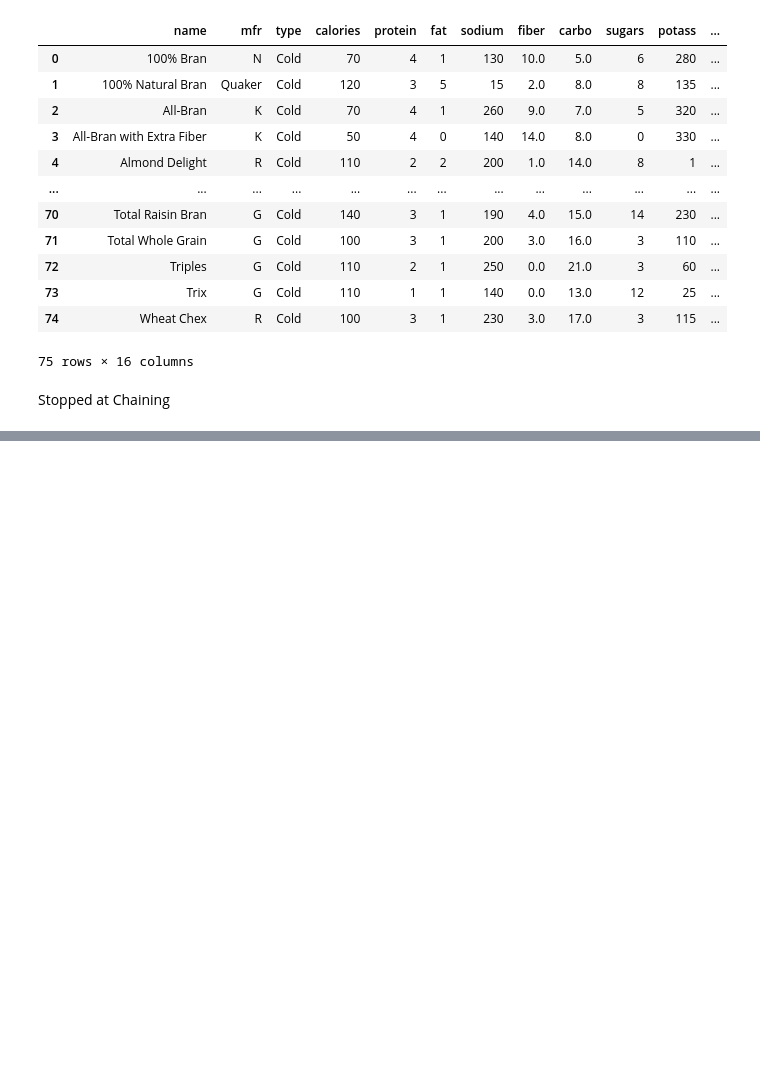
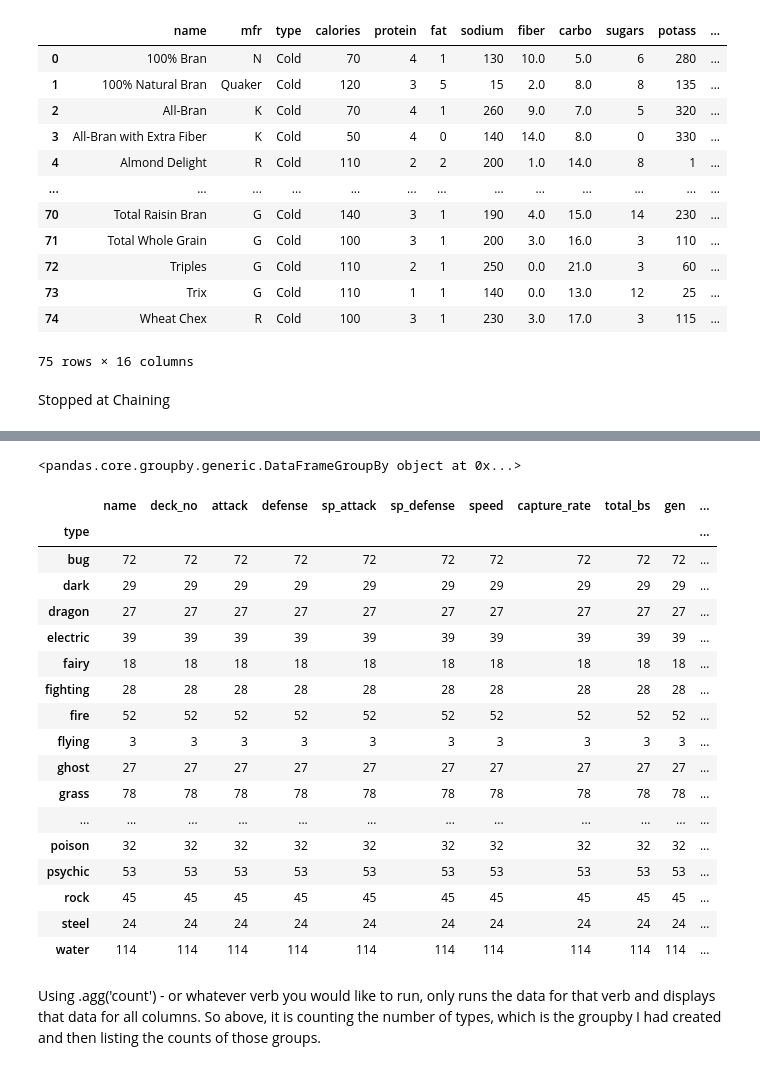
Before and after one commit to AsdWaring/Python_Practice, a Jupyter notebook: assignment2.ipynb, the cells around one changed output, grey strips where cells are left out. Drawn from its saved outputs; the diff is of its cells as text; code cells hidden in the pictures; blank space fills up the shorter version.

```diff
--- a/assignment2.ipynb
+++ b/assignment2.ipynb
@@ -414,0 +434,7 @@ mfr_group.agg({"calories":['max', 'min'],
+# %%
+import pandas as pd
+import altair as alt
+
+pokemon = pd.read_csv('data/pokemon.csv')
+
+pokemon
@@ -414,0 +465,28 @@ mfr_group.agg({"calories":['max', 'min'],
+# %%
+pokemon_type = pokemon.groupby(by='type')
+pokemon_type
+# %% [output]
+<pandas.core.groupby.generic.DataFrameGroupBy object at 0x...>
+# %%
+pokemon_type.agg('count')
+# %% [output]
+|  | name | deck_no | attack | defense | sp_attack | sp_defense | speed | capture_rate | total_bs | gen | ... |
+| type |  |  |  |  |  |  |  |  |  |  | ... |
+| bug | 72 | 72 | 72 | 72 | 72 | 72 | 72 | 72 | 72 | 72 | ... |
+| dark | 29 | 29 | 29 | 29 | 29 | 29 | 29 | 29 | 29 | 29 | ... |
+| dragon | 27 | 27 | 27 | 27 | 27 | 27 | 27 | 27 | 27 | 27 | ... |
+| electric | 39 | 39 | 39 | 39 | 39 | 39 | 39 | 39 | 39 | 39 | ... |
+| fairy | 18 | 18 | 18 | 18 | 18 | 18 | 18 | 18 | 18 | 18 | ... |
+| fighting | 28 | 28 | 28 | 28 | 28 | 28 | 28 | 28 | 28 | 28 | ... |
+| fire | 52 | 52 | 52 | 52 | 52 | 52 | 52 | 52 | 52 | 52 | ... |
+| flying | 3 | 3 | 3 | 3 | 3 | 3 | 3 | 3 | 3 | 3 | ... |
+| ghost | 27 | 27 | 27 | 27 | 27 | 27 | 27 | 27 | 27 | 27 | ... |
+| grass | 78 | 78 | 78 | 78 | 78 | 78 | 78 | 78 | 78 | 78 | ... |
+| ... | ... | ... | ... | ... | ... | ... | ... | ... | ... | ... | ... |
+| poison | 32 | 32 | 32 | 32 | 32 | 32 | 32 | 32 | 32 | 32 | ... |
+| psychic | 53 | 53 | 53 | 53 | 53 | 53 | 53 | 53 | 53 | 53 | ... |
+| rock | 45 | 45 | 45 | 45 | 45 | 45 | 45 | 45 | 45 | 45 | ... |
+| steel | 24 | 24 | 24 | 24 | 24 | 24 | 24 | 24 | 24 | 24 | ... |
+| water | 114 | 114 | 114 | 114 | 114 | 114 | 114 | 114 | 114 | 114 | ... |
+# %% [markdown]
+Using .agg('count') - or whatever verb you would like to run, only runs the data for that verb and displays that data for all columns. So above, it is counting the number of types, which is the groupby I had created and then listing the counts of those groups.
```
Also changed, not shown: parts of 14 cells of this notebook.
